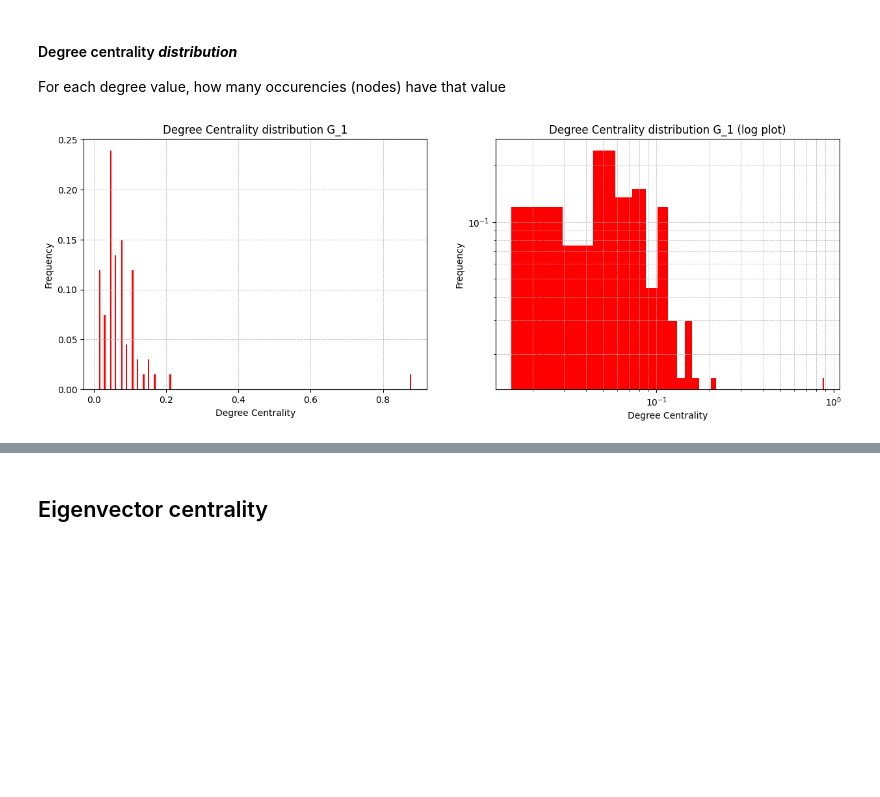
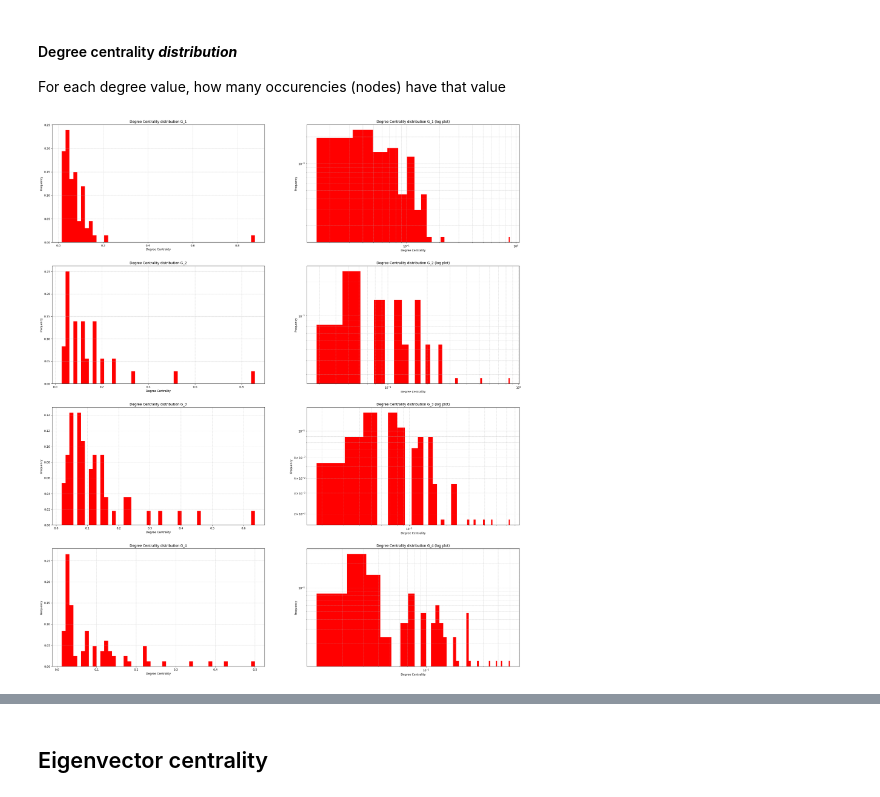
Before and after one commit to saravorabbi/Unibo_SNA_the_witcher, a Jupyter notebook: SNA_notebook.ipynb, the cells around one changed output, grey strips where cells are left out. Saved outputs shown, nothing was run; the diff lists cells and outputs as text; code cells hidden in the pictures; blank space fills up the shorter version.

Commit message:
Upload files
To do:
in the code start from the distributions of closeness centralities (I did the ones before)

```diff
--- a/SNA_notebook.ipynb
+++ b/SNA_notebook.ipynb
@@ -385,33 +419,92 @@ For each degree value, how many occurencies (nodes) have that value
 # plt.grid(True, which="both", ls="--", linewidth=0.5)
 # plt.show()
 # %%
+# from BOOK1 TO BOOK 4
 # with frequencies on the y axis (normal scale on the left, log scale on the right)
 
 # Extract the values and compute the frequencies
-values = list(degree_1.values())
-frequencies = np.bincount(values)
+values_1 = list(degree_1.values())
+frequencies_1 = np.bincount(values_1)
+
+values_2 = list(degree_2.values())
+frequencies_2 = np.bincount(values_2)
+
+values_3 = list(degree_3.values())
+frequencies_3 = np.bincount(values_3)
+
+values_4 = list(degree_4.values())
+frequencies_4 = np.bincount(values_4)
 
 
-plt.figure(figsize=(15,5))
 
-plt.subplot(1, 2, 1)
-plt.hist(values, bins=200, color = 'r', weights=np.ones(len(values)) / len(values))
+plt.figure(figsize=(30, 35))
+
+plt.subplot(4, 2, 1)
+plt.hist(values_1, bins=50, color = 'r', weights=np.ones(len(values_1)) / len(values_1)) # for the report, choose a better # of bins
 plt.xlabel('Degree Centrality')
 plt.ylabel('Frequency')
 plt.title('Degree Centrality distribution G_1')
 plt.grid(True, which="both", ls="--", linewidth=0.5)
 
 
-plt.subplot(1, 2, 2)
-#log plot
-plt.hist(values, bins=60, color = 'r', weights=np.ones(len(values)) / len(values), log = True)
+plt.subplot(4, 2, 2)
+plt.hist(values_1, bins=50, color = 'r', weights=np.ones(len(values_1)) / len(values_1), log = True)
 plt.xscale('log')
 plt.xlabel('Degree Centrality')
 plt.ylabel('Frequency')
 plt.title('Degree Centrality distribution G_1 (log plot)')
 plt.grid(True, which="both", ls="--", linewidth=0.5)
 
+
+#BOOK2
+plt.subplot(4, 2, 3)
+plt.hist(values_2, bins=50, color = 'r', weights=np.ones(len(values_2)) / len(values_2)) # for the report, choose a better # of bins
+plt.xlabel('Degree Centrality')
+plt.ylabel('Frequency')
+plt.title('Degree Centrality distribution G_2')
+plt.grid(True, which="both", ls="--", linewidth=0.5)
+
+plt.subplot(4, 2, 4)
+plt.hist(values_2, bins=50, color = 'r', weights=np.ones(len(values_2)) / len(values_2), log = True)
+plt.xscale('log')
+plt.xlabel('Degree Centrality')
+plt.ylabel('Frequency')
+plt.title('Degree Centrality distribution G_2 (log plot)')
+plt.grid(True, which="both", ls="--", linewidth=0.5)
+
+#BOOK3
+plt.subplot(4, 2, 5)
+plt.hist(values_3, bins=50, color = 'r', weights=np.ones(len(values_3)) / len(values_3))
+plt.xlabel('Degree Centrality')
+plt.ylabel('Frequency')
+plt.title('Degree Centrality distribution G_3')
+plt.grid(True, which="both", ls="--", linewidth=0.5)
+
+plt.subplot(4, 2, 6)
+plt.hist(values_3, bins=50, color = 'r', weights=np.ones(len(values_3)) / len(values_3), log = True)
+plt.xscale('log')
+plt.xlabel('Degree Centrality')
+plt.ylabel('Frequency')
+plt.title('Degree Centrality distribution G_3 (log plot)')
+plt.grid(True, which="both", ls="--", linewidth=0.5)
+
+#BOOK4
+plt.subplot(4, 2, 7)
+plt.hist(values_4, bins=50, color = 'r', weights=np.ones(len(values_4)) / len(values_4))
+plt.xlabel('Degree Centrality')
+plt.ylabel('Frequency')
+plt.title('Degree Centrality distribution G_4')
+plt.grid(True, which="both", ls="--", linewidth=0.5)
+
+plt.subplot(4, 2, 8)
+plt.hist(values_4, bins=50, color = 'r', weights=np.ones(len(values_4)) / len(values_4), log = True)
+plt.xscale('log')
+plt.xlabel('Degree Centrality')
+plt.ylabel('Frequency')
+plt.title('Degree Centrality distribution G_4 (log plot)')
+plt.grid(True, which="both", ls="--", linewidth=0.5)
+
 # Show the plot
 plt.show()
 # %% [output]
-[figure, old version]
+[figure, new version]
```
Also changed, not shown: parts of 46 cells of this notebook.
